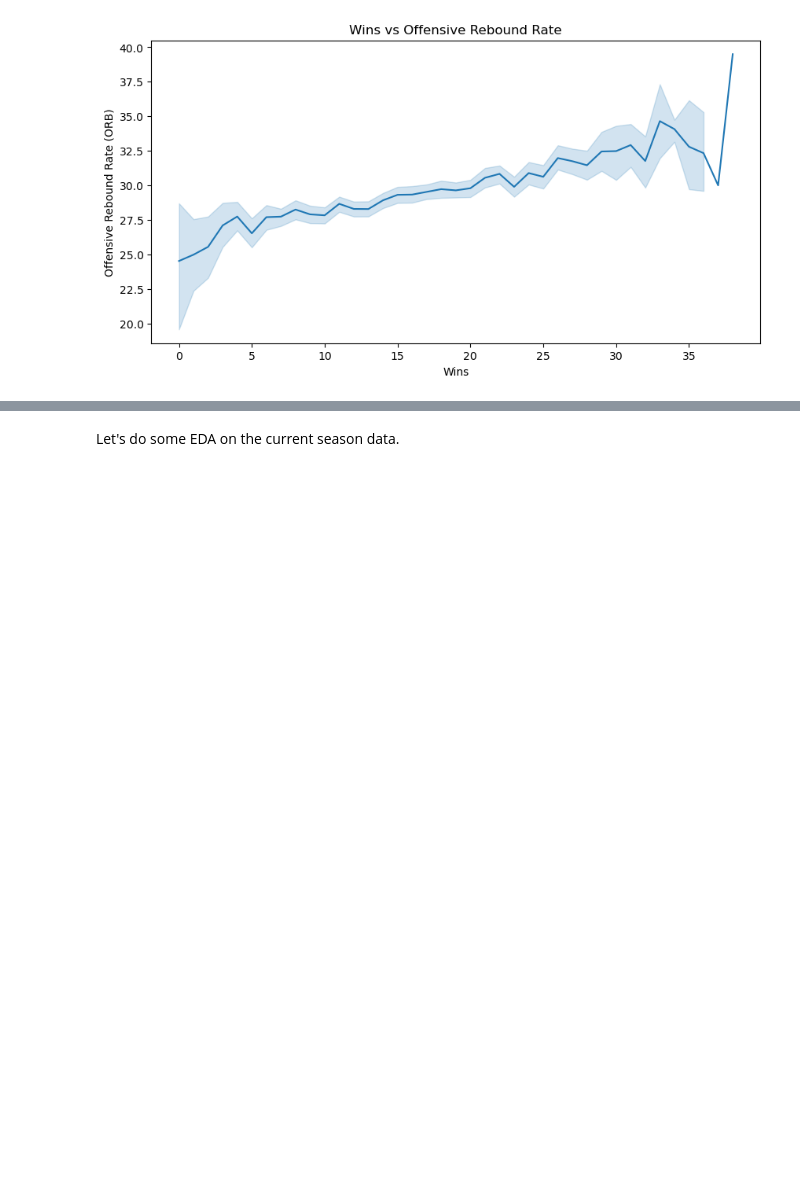
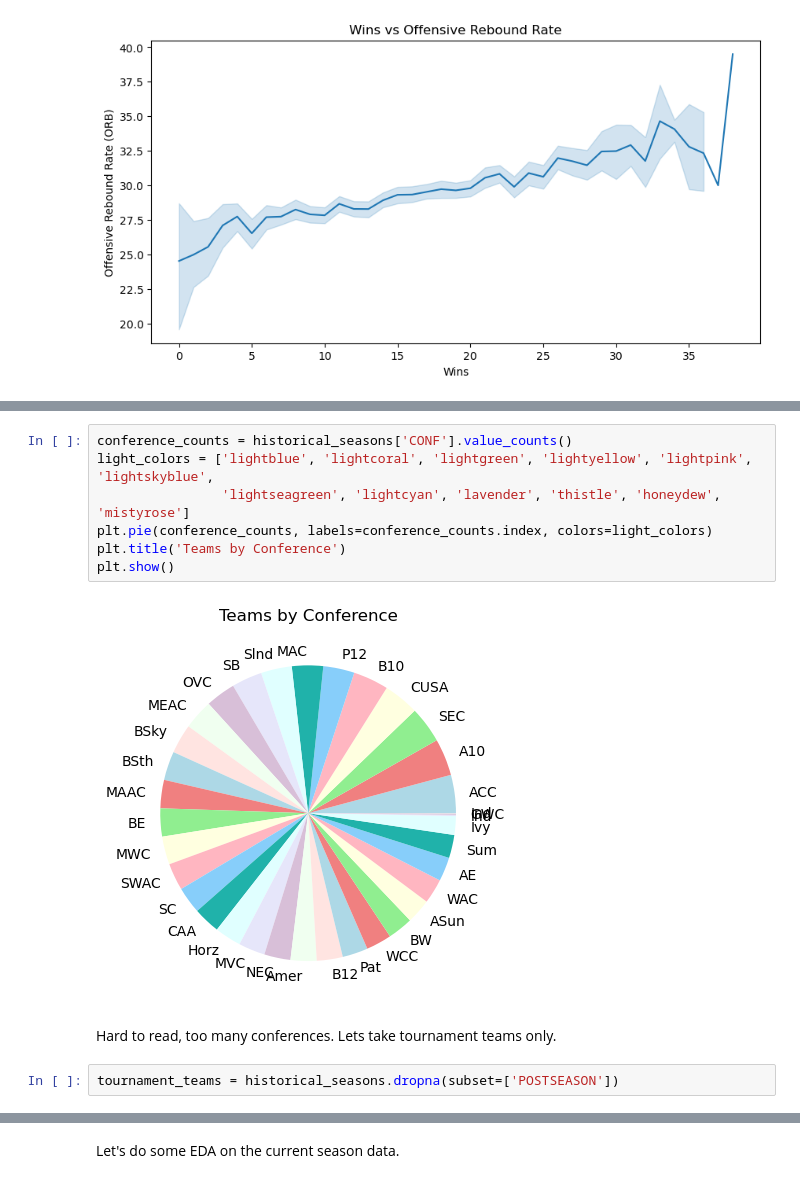
Before and after one commit to kanglee05/March-Madness-Tournament-Analysis-and-Winner-Predictor, a Jupyter notebook: March Madness Winner Predictor.ipynb, the cells around one changed output, grey strips where cells are left out. Drawn from its saved outputs; the diff is of its cells as text; blank space fills up the shorter version.

```diff
--- a/March Madness Winner Predictor.ipynb
+++ b/March Madness Winner Predictor.ipynb
@@ -235,0 +244,13 @@ plt.show()
+# %%
+conference_counts = historical_seasons['CONF'].value_counts()
+light_colors = ['lightblue', 'lightcoral', 'lightgreen', 'lightyellow', 'lightpink', 'lightskyblue',
+                'lightseagreen', 'lightcyan', 'lavender', 'thistle', 'honeydew', 'mistyrose']
+plt.pie(conference_counts, labels=conference_counts.index, colors=light_colors)
+plt.title('Teams by Conference')
+plt.show()
+# %% [output]
+[figure, added]
+# %% [markdown]
+Hard to read, too many conferences. Lets take tournament teams only.
+# %%
+tournament_teams = historical_seasons.dropna(subset=['POSTSEASON'])
```
Also changed, not shown: parts of 3 cells of this notebook.
